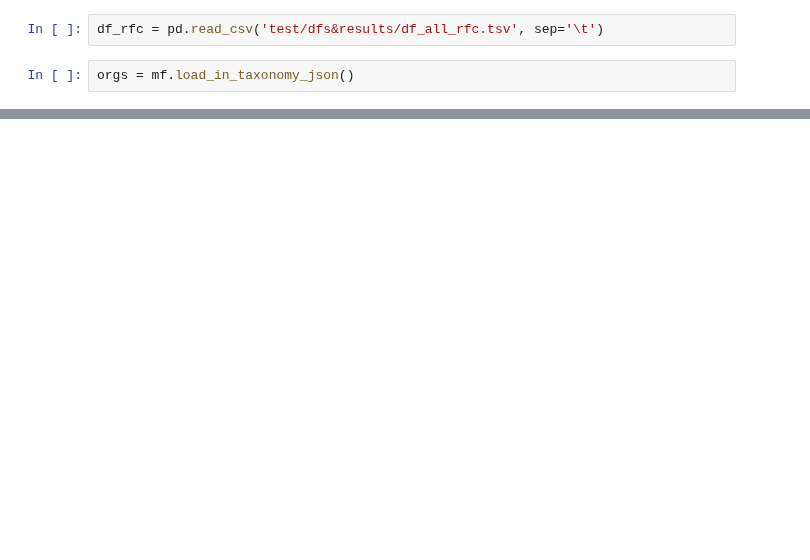
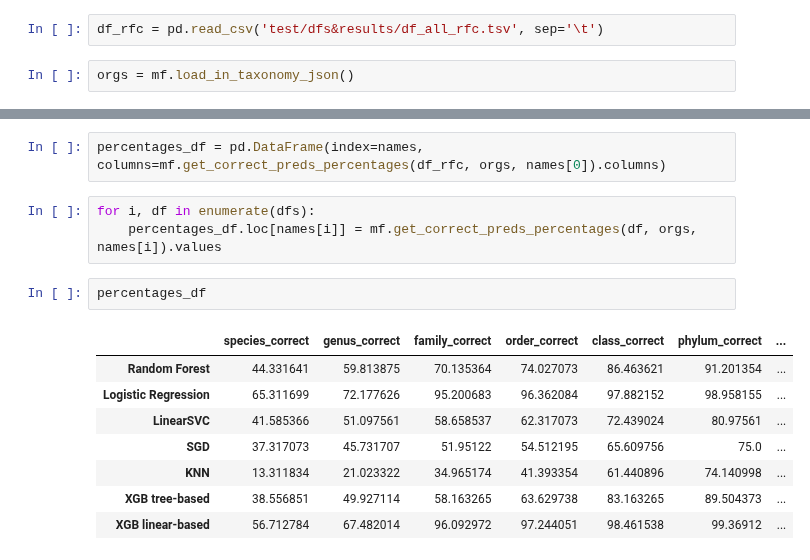
Before and after one commit to mikrzol/ML_bacteriophage_host_predicting, a Jupyter notebook: models_comparison.ipynb, the cells around one changed output, grey strips where cells are left out. Saved outputs shown, nothing was run; the diff lists cells and outputs as text; blank space fills up the shorter version.

```diff
--- a/models_comparison.ipynb
+++ b/models_comparison.ipynb
@@ -483,0 +456,16 @@ lrc_percentages
+# %%
+percentages_df = pd.DataFrame(index=names, columns=mf.get_correct_preds_percentages(df_rfc, orgs, names[0]).columns)
+# %%
+for i, df in enumerate(dfs):
+    percentages_df.loc[names[i]] = mf.get_correct_preds_percentages(df, orgs, names[i]).values
+# %%
+percentages_df
+# %% [output]
+|  | species_correct | genus_correct | family_correct | order_correct | class_correct | phylum_correct | ... |
+| Random Forest | 44.331641 | 59.813875 | 70.135364 | 74.027073 | 86.463621 | 91.201354 | ... |
+| Logistic Regression | 65.311699 | 72.177626 | 95.200683 | 96.362084 | 97.882152 | 98.958155 | ... |
+| LinearSVC | 41.585366 | 51.097561 | 58.658537 | 62.317073 | 72.439024 | 80.97561 | ... |
+| SGD | 37.317073 | 45.731707 | 51.95122 | 54.512195 | 65.609756 | 75.0 | ... |
+| KNN | 13.311834 | 21.023322 | 34.965174 | 41.393354 | 61.440896 | 74.140998 | ... |
+| XGB tree-based | 38.556851 | 49.927114 | 58.163265 | 63.629738 | 83.163265 | 89.504373 | ... |
+| XGB linear-based | 56.712784 | 67.482014 | 96.092972 | 97.244051 | 98.461538 | 99.36912 | ... |
```
Also changed, not shown: parts of 28 cells of this notebook.
